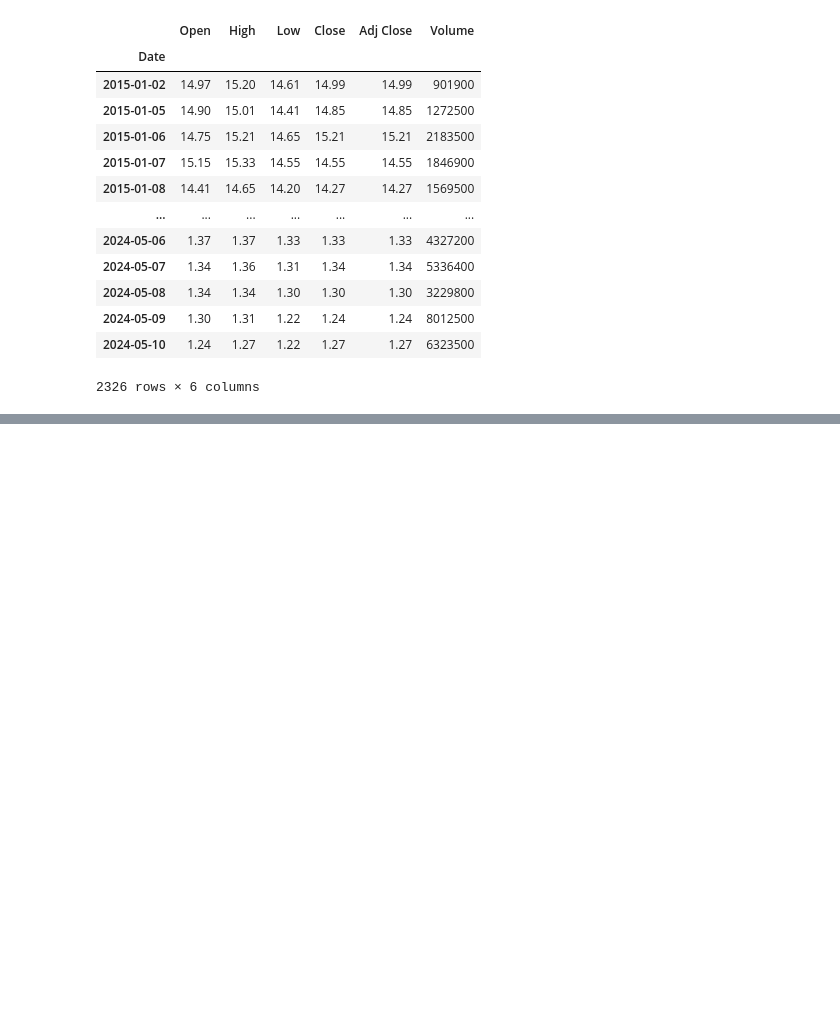
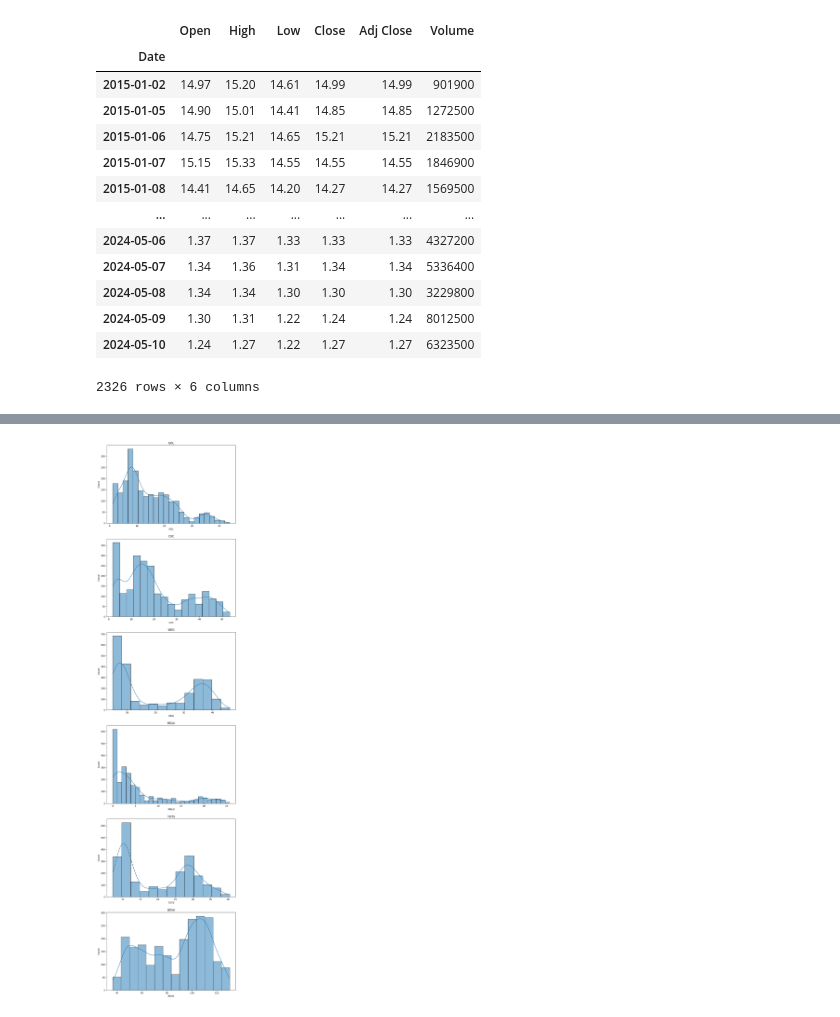
Before and after one commit to diegoinsights/Tech-Lab, a Jupyter notebook: Python_para_Finanças/Python_para_Finanças.ipynb, the cells around one changed output, grey strips where cells are left out. Saved outputs shown, nothing was run; the diff lists cells and outputs as text; code cells hidden in the pictures; blank space fills up the shorter version.

```diff
--- a/Python_para_Finanças/Python_para_Finanças.ipynb
+++ b/Python_para_Finanças/Python_para_Finanças.ipynb
@@ -42,0 +395,9 @@ analisando o primeiro dia da tabela (2015-01-02), temos que , na abertura da Bol
+# %%
+plt.figure(figsize=(10,50))
+i = 1
+for i in np.arange(1, len(acoes_df.columns)):
+    plt.subplot(7, 1, i + 1)
+    sns.histplot(acoes_df[acoes_df.columns[i]], kde=True)
+    plt.title(acoes_df.columns[i])
+# %% [output]
+[figure, added]
```
Also changed, not shown: parts of 42 cells of this notebook, 2 other files.
